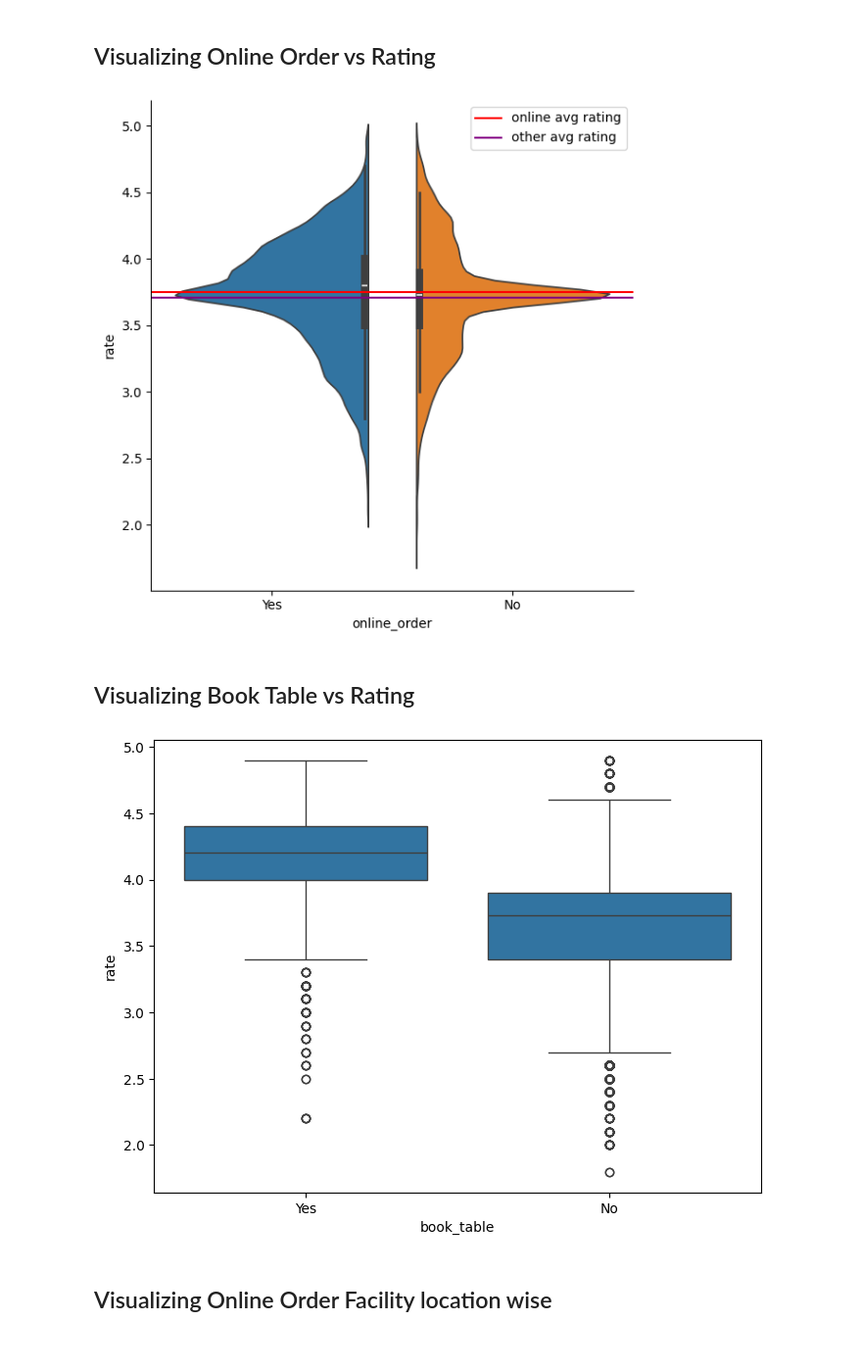
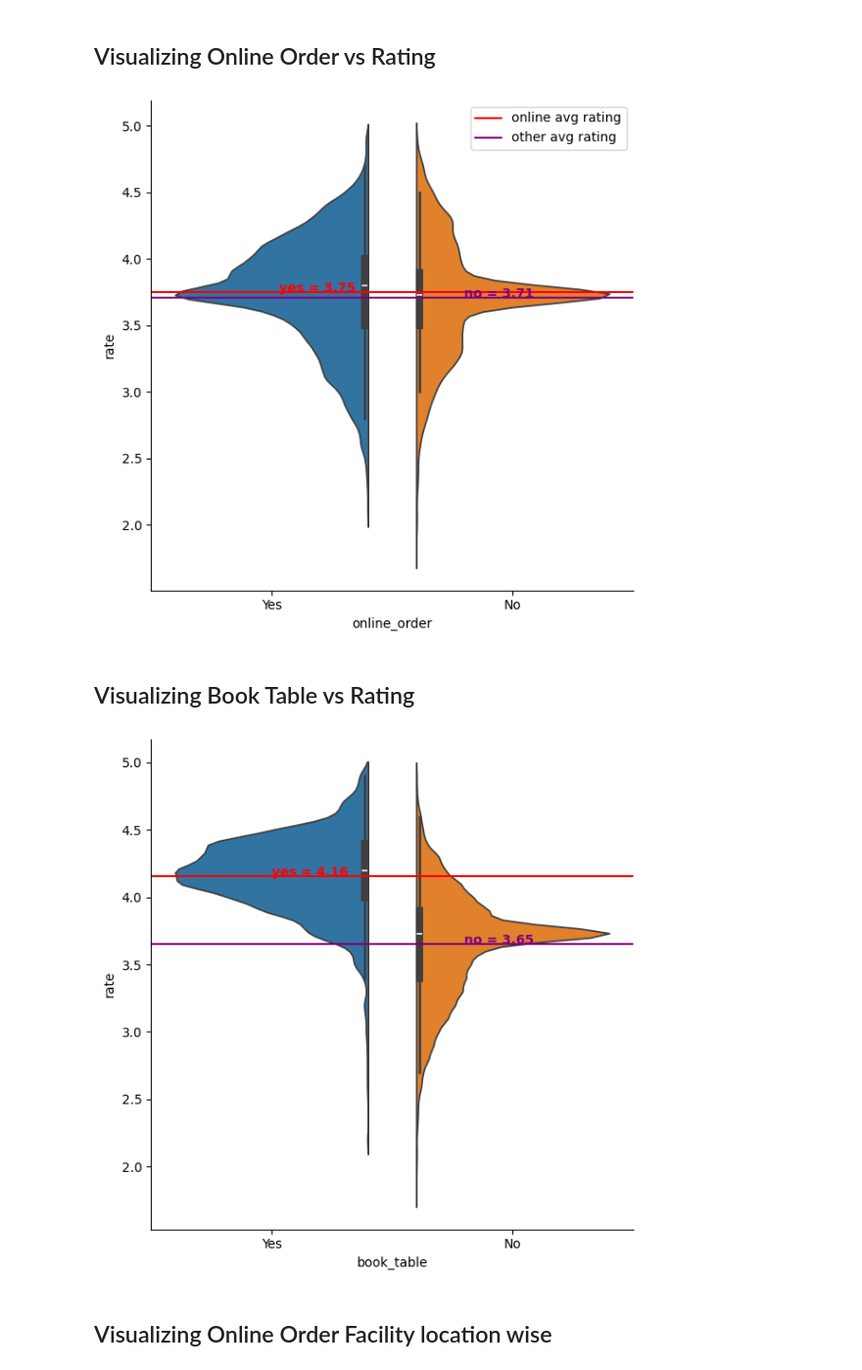
Before and after one commit to shaadclt/Zomato-Dataset-Analysis, a Jupyter notebook: Zomato Dataset Analysis.ipynb, the cells around one changed output. Shown at 98% size. Drawn from its saved outputs; the diff is of its cells as text; code cells hidden in the pictures.

Commit message:
Annotation complete

```diff
--- a/Zomato Dataset Analysis.ipynb
+++ b/Zomato Dataset Analysis.ipynb
@@ -448,18 +484,35 @@ sns.catplot(
 # Line values
 plt.axhline(online_mean_y, color='red', label='online avg rating')
 plt.axhline(online_mean_n, color='purple', label='other avg rating')
+
+# Annotation
+plt.text(x=0.03, y=online_mean_y, s="yes = "+str(round(online_mean_y,2)), color='red', weight='bold')
+plt.text(x=0.8, y=online_mean_n, s="no = "+str(round(online_mean_n,2)), color='purple', weight='bold')
+
+# Miscellaneous
 plt.legend()
 plt.show()
 # %% [output]
-[figure, old version]
+[figure, new version]
 # %% [markdown]
 ## Visualizing Book Table vs Rating
 # %%
-fig, ax = plt.subplots(figsize=(8,6))
-sns.boxplot(x='book_table',y='rate',data=data)
+book_table_yes = data.query("book_table=='Yes'")['rate'].mean()
+book_table_no = data.query("book_table=='No'")['rate'].mean()
+
+ax = sns.catplot(x='book_table',y='rate',data=data, hue='book_table', split='True', kind='violin', height=6, aspect=1)
+
+# Line values
+plt.axhline(book_table_yes, color='red', label='booking avg rating')
+plt.axhline(book_table_no, color='purple', label='no booking avg rating')
+
+# Annotation
+plt.text(x=0.0001, y=book_table_yes, s="yes = "+str(round(book_table_yes,2)), color='red', weight='bold')
+plt.text(x=0.8, y=book_table_no, s="no = "+str(round(book_table_no,2)), color='purple', weight='bold')
+
 plt.show()
 # %% [output]
-[figure, old version]
+[figure, new version]
 # %% [markdown]
 ## Visualizing Online Order Facility location wise
 # %%
```
Also changed, not shown: parts of 9 cells of this notebook.
